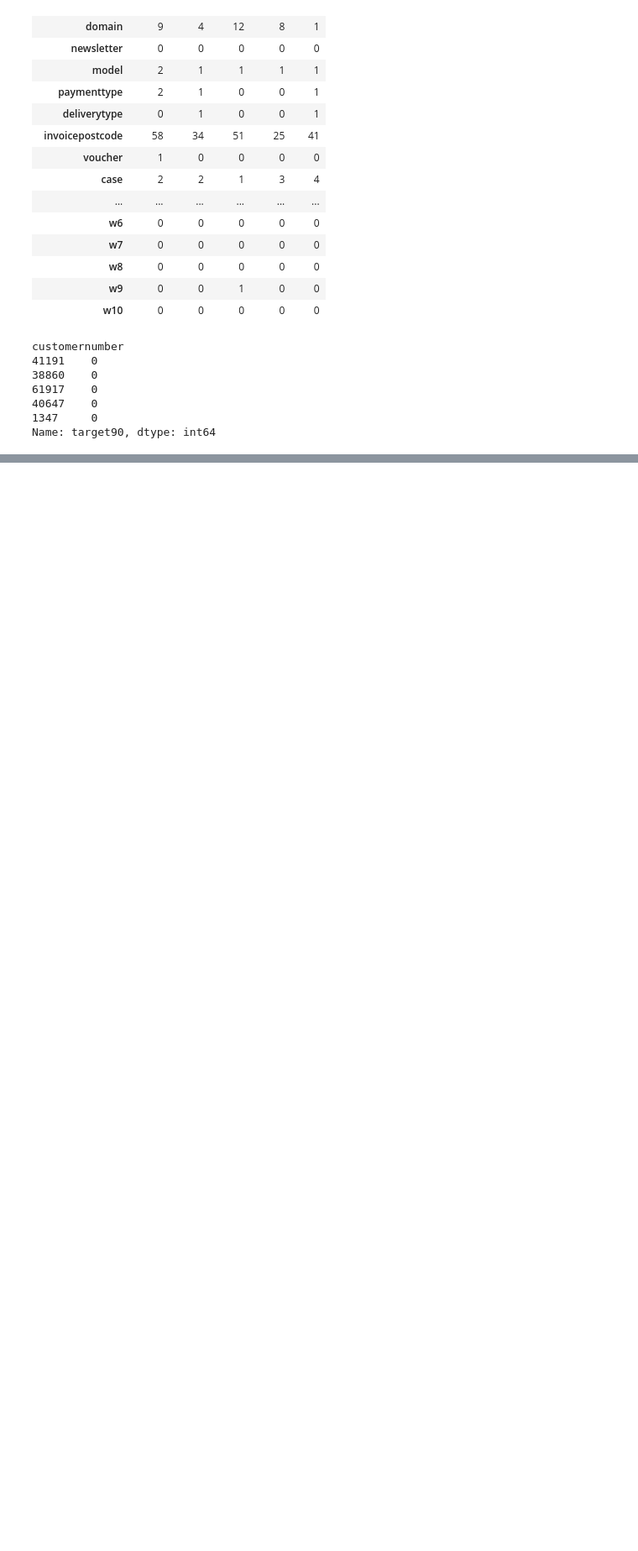
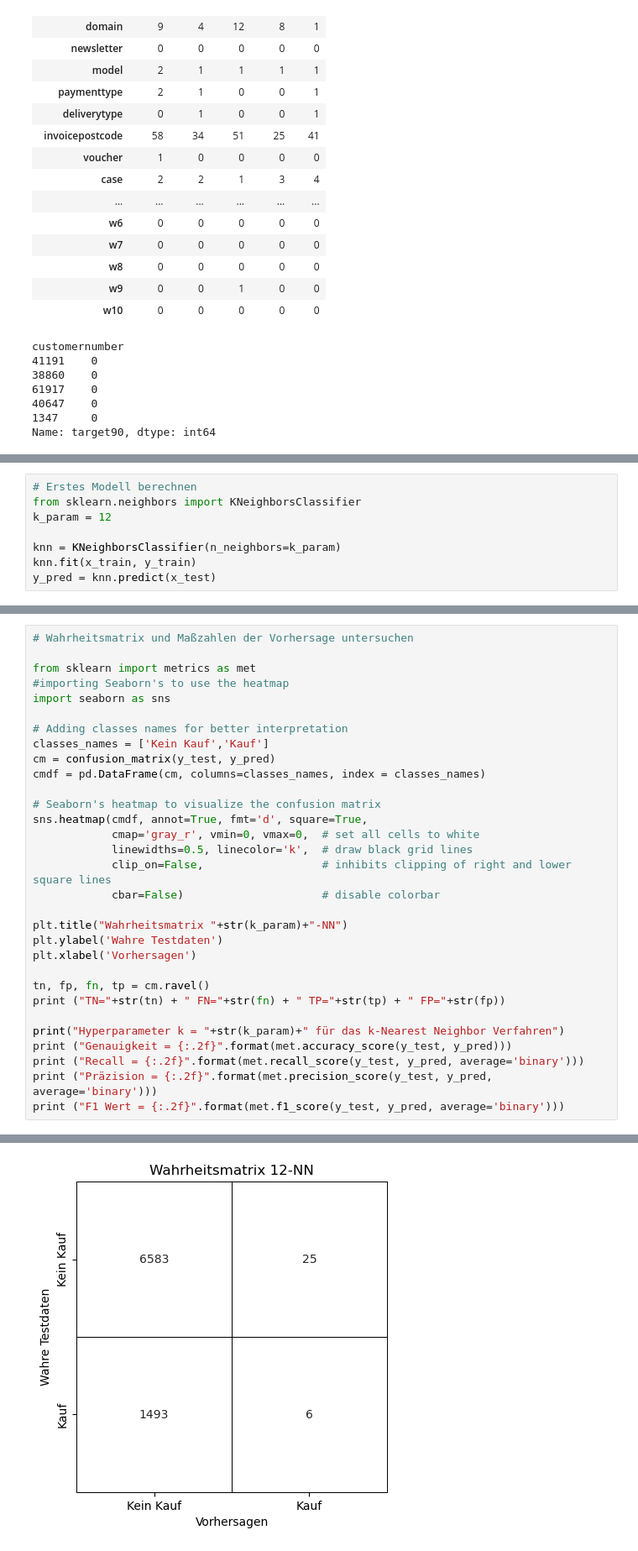
Before and after one commit to FHDW-DAML/22Q4, a Jupyter notebook: kNN_1.ipynb, the cells around one changed output, grey strips where cells are left out. Shown: that part at 84% size. Saved outputs shown, nothing was run; the diff lists cells and outputs as text; blank space fills up the shorter version.

```diff
--- a/kNN_1.ipynb
+++ b/kNN_1.ipynb
@@ -236,0 +233,8 @@ KNeighborsClassifier(n_neighbors=12)
+# %%
+# Erstes Modell berechnen
+from sklearn.neighbors import KNeighborsClassifier
+k_param = 12
+
+knn = KNeighborsClassifier(n_neighbors=k_param)
+knn.fit(x_train, y_train)
+y_pred = knn.predict(x_test)
@@ -236,0 +243,32 @@ KNeighborsClassifier(n_neighbors=12)
+# %%
+# Wahrheitsmatrix und Maßzahlen der Vorhersage untersuchen
+
+from sklearn import metrics as met
+#importing Seaborn's to use the heatmap
+import seaborn as sns
+
+# Adding classes names for better interpretation
+classes_names = ['Kein Kauf','Kauf']
+cm = confusion_matrix(y_test, y_pred)
+cmdf = pd.DataFrame(cm, columns=classes_names, index = classes_names)
+
+# Seaborn's heatmap to visualize the confusion matrix
+sns.heatmap(cmdf, annot=True, fmt='d', square=True,
+            cmap='gray_r', vmin=0, vmax=0,  # set all cells to white
+            linewidths=0.5, linecolor='k',  # draw black grid lines
+            clip_on=False,                  # inhibits clipping of right and lower square lines
+            cbar=False)                     # disable colorbar
+
+plt.title("Wahrheitsmatrix "+str(k_param)+"-NN")
+plt.ylabel('Wahre Testdaten')
+plt.xlabel('Vorhersagen')
+
+tn, fp, fn, tp = cm.ravel()
+print ("TN="+str(tn) + " FN="+str(fn) + " TP="+str(tp) + " FP="+str(fp))
+
+print("Hyperparameter k = "+str(k_param)+" für das k-Nearest Neighbor Verfahren")
+print ("Genauigkeit = {:.2f}".format(met.accuracy_score(y_test, y_pred)))
+print ("Recall = {:.2f}".format(met.recall_score(y_test, y_pred, average='binary')))
+print ("Präzision = {:.2f}".format(met.precision_score(y_test, y_pred, average='binary')))
+print ("F1 Wert = {:.2f}".format(met.f1_score(y_test, y_pred, average='binary')))
+# %% [output]
@@ -236,0 +285 @@ KNeighborsClassifier(n_neighbors=12)
+[figure, added]
```
Also changed, not shown: parts of 7 cells of this notebook.
